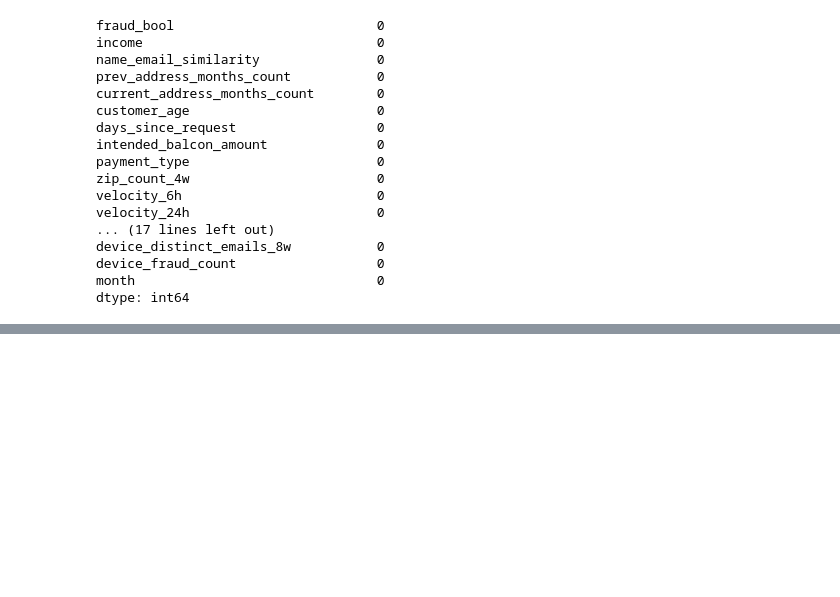
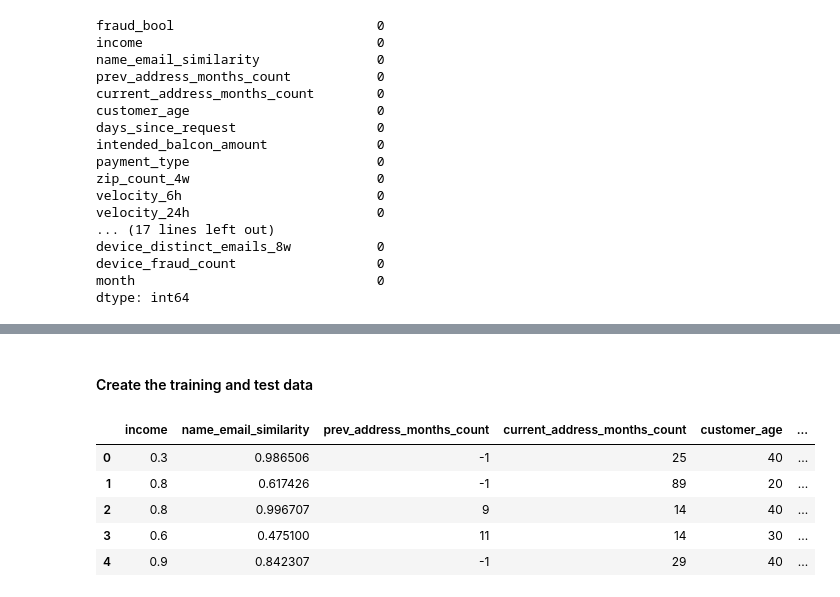
Before and after one commit to kevinxiong613/bank-fraud-detection, a Jupyter notebook: bank_fraud.ipynb, the cells around one changed output, grey strips where cells are left out. Saved outputs shown, nothing was run; the diff lists cells and outputs as text; code cells hidden in the pictures; blank space fills up the shorter version.

```diff
--- a/bank_fraud.ipynb
+++ b/bank_fraud.ipynb
@@ -106,0 +127,4 @@ Create new columns for each categorical feature, using a 1 to represent it's pre
+# %%
+qualitative = [i for i in df.columns if df[i].dtypes == "object"]
+
+print(qualitative)
@@ -106,0 +133,2 @@ Create new columns for each categorical feature, using a 1 to represent it's pre
+# %%
+df = pd.DataFrame(pd.get_dummies(df, prefix=qualitative)) # One hot encode the qualitative features using panda's get_dummies method
@@ -106,0 +148,6 @@ Create new columns for each categorical feature, using a 1 to represent it's pre
+# %%
+variance = VarianceThreshold()
+variance.fit(df)
+features_to_remove = [f for f in df.columns if f not in df.columns[variance.get_support()]] # Go through all original dataframe columns and see if they are in the columns of variance.get_support, which gets the features selected that has a variance
+
+print(features_to_remove)
@@ -106,0 +156,3 @@ Create new columns for each categorical feature, using a 1 to represent it's pre
+# %%
+df = df.drop(['device_fraud_count'], axis=1) # Drop device_fraud_count since it contains no variance
+df.head()
@@ -106,0 +166,14 @@ Create new columns for each categorical feature, using a 1 to represent it's pre
+# %% [markdown]
+#### Create the training and test data
+# %%
+# First split the data into the features and the true labels for each row
+X = df.drop('fraud_bool', axis=1)
+Y = df['fraud_bool']
+X.head()
+# %% [output]
+|  | income | name_email_similarity | prev_address_months_count | current_address_months_count | customer_age | ... |
+| 0 | 0.3 | 0.986506 | -1 | 25 | 40 | ... |
+| 1 | 0.8 | 0.617426 | -1 | 89 | 20 | ... |
+| 2 | 0.8 | 0.996707 | 9 | 14 | 40 | ... |
+| 3 | 0.6 | 0.475100 | 11 | 14 | 30 | ... |
+| 4 | 0.9 | 0.842307 | -1 | 29 | 40 | ... |
```
Also changed, not shown: parts of 29 cells of this notebook.
